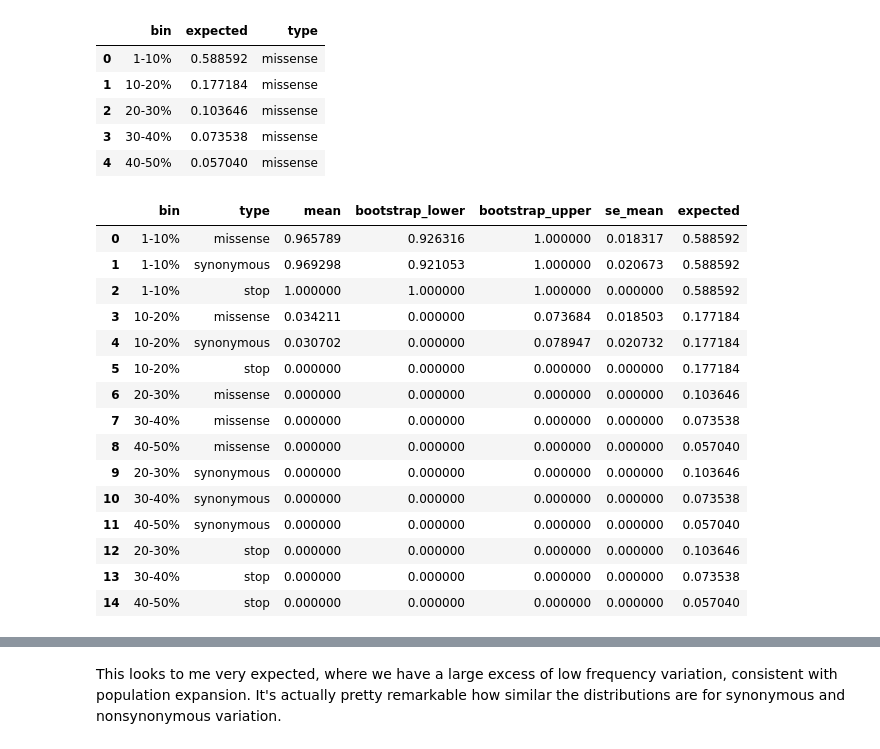
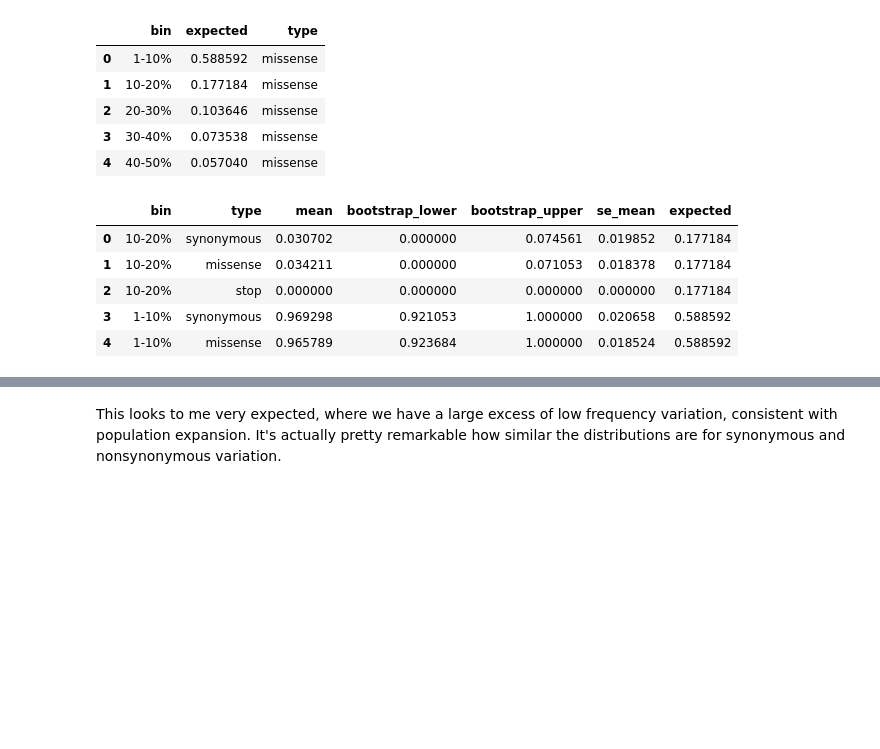
Before and after one commit to lmoncla/ncov-WI-within-host, a Jupyter notebook: scripts/query-within-host-snvs-in-tree.ipynb, the cells around one changed output, grey strips where cells are left out. Cells and saved outputs as stored; diff of their text form; code cells hidden in the pictures; blank space fills up the shorter version.

```diff
--- a/scripts/query-within-host-snvs-in-tree.ipynb
+++ b/scripts/query-within-host-snvs-in-tree.ipynb
@@ -410,0 +498,3 @@ freq_spec
+# %%
+freq_spec_snvs = run_bootstrap_iterations(snvs_freq, 1000)
+freq_spec_snvs.head()
@@ -410,0 +508,3 @@ freq_spec
+# %%
+freq_spec_indels = run_bootstrap_iterations(indels_freq, 1000)
+freq_spec_indels.head()
@@ -410,0 +517,3 @@ freq_spec
+# %%
+freq_spec = freq_spec_snvs.append(freq_spec_indels)
+freq_spec.head()
@@ -459,8 +575,12 @@ for i in range(len(neutral_df)):
     types.append("synonymous")
 for i in range(len(neutral_df)):
     types.append("stop")
+for i in range(len(neutral_df)):
+    types.append("frameshift")
+for i in range(len(neutral_df)):
+    types.append("frameshift&stop")
 
-neutral_df = neutral_df.append(neutral_df).append(neutral_df)
+neutral_df = neutral_df.append(neutral_df).append(neutral_df).append(neutral_df).append(neutral_df)
 neutral_df['type'] = types
 neutral_df.head()
 # %% [output]
@@ -471,26 +591,16 @@ neutral_df.head()
 | 3 | 30-40% | 0.073538 | missense |
 | 4 | 40-50% | 0.057040 | missense |
 # %%
-freq1 = freq_spec.merge(neutral_df, on=["bin","type"], how="outer")
-freq1 = freq1.fillna(0)
-freq1
+freq_spec_neutral = freq_spec.merge(neutral_df, on=["bin","type"], how="outer")
+freq_spec_neutral = freq_spec_neutral.fillna(0)
+freq_spec_neutral.head()
 # %% [output]
 |  | bin | type | mean | bootstrap_lower | bootstrap_upper | se_mean | expected |
-| 0 | 1-10% | missense | 0.965789 | 0.926316 | 1.000000 | 0.018317 | 0.588592 |
-| 1 | 1-10% | synonymous | 0.969298 | 0.921053 | 1.000000 | 0.020673 | 0.588592 |
-| 2 | 1-10% | stop | 1.000000 | 1.000000 | 1.000000 | 0.000000 | 0.588592 |
-| 3 | 10-20% | missense | 0.034211 | 0.000000 | 0.073684 | 0.018503 | 0.177184 |
-| 4 | 10-20% | synonymous | 0.030702 | 0.000000 | 0.078947 | 0.020732 | 0.177184 |
-| 5 | 10-20% | stop | 0.000000 | 0.000000 | 0.000000 | 0.000000 | 0.177184 |
-| 6 | 20-30% | missense | 0.000000 | 0.000000 | 0.000000 | 0.000000 | 0.103646 |
-| 7 | 30-40% | missense | 0.000000 | 0.000000 | 0.000000 | 0.000000 | 0.073538 |
-| 8 | 40-50% | missense | 0.000000 | 0.000000 | 0.000000 | 0.000000 | 0.057040 |
-| 9 | 20-30% | synonymous | 0.000000 | 0.000000 | 0.000000 | 0.000000 | 0.103646 |
-| 10 | 30-40% | synonymous | 0.000000 | 0.000000 | 0.000000 | 0.000000 | 0.073538 |
-| 11 | 40-50% | synonymous | 0.000000 | 0.000000 | 0.000000 | 0.000000 | 0.057040 |
-| 12 | 20-30% | stop | 0.000000 | 0.000000 | 0.000000 | 0.000000 | 0.103646 |
-| 13 | 30-40% | stop | 0.000000 | 0.000000 | 0.000000 | 0.000000 | 0.073538 |
-| 14 | 40-50% | stop | 0.000000 | 0.000000 | 0.000000 | 0.000000 | 0.057040 |
+| 0 | 10-20% | synonymous | 0.030702 | 0.000000 | 0.074561 | 0.019852 | 0.177184 |
+| 1 | 10-20% | missense | 0.034211 | 0.000000 | 0.071053 | 0.018378 | 0.177184 |
+| 2 | 10-20% | stop | 0.000000 | 0.000000 | 0.000000 | 0.000000 | 0.177184 |
+| 3 | 1-10% | synonymous | 0.969298 | 0.921053 | 1.000000 | 0.020658 | 0.588592 |
+| 4 | 1-10% | missense | 0.965789 | 0.923684 | 1.000000 | 0.018524 | 0.588592 |
 # %%
 s_color = "#A5CDA2"
 ns_color = "#0E7908"
```
Also changed, not shown: parts of 54 cells of this notebook, 3 other files.
